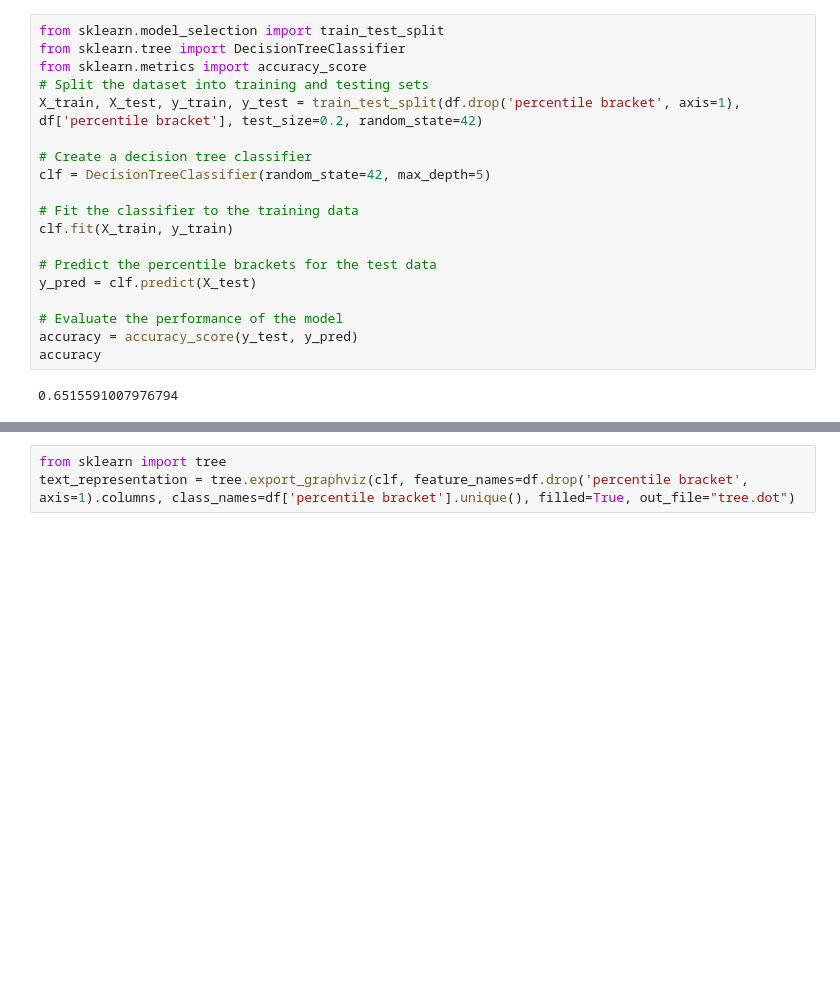
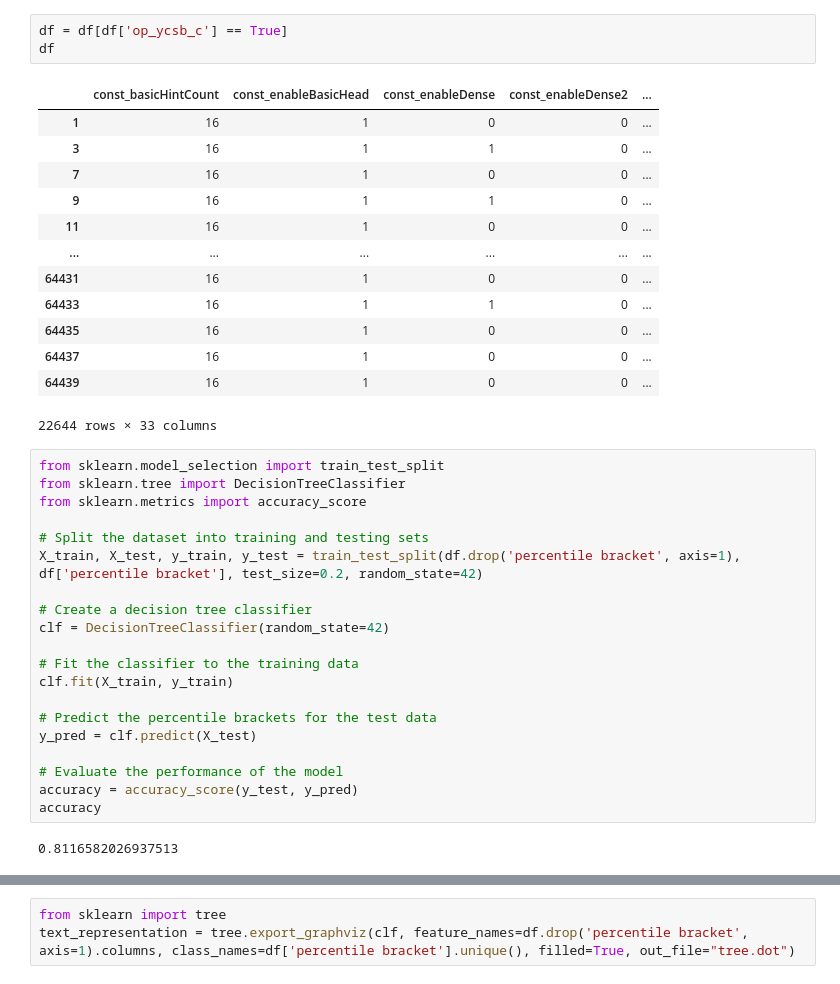
Before and after one commit to rolandhaidari/thesis, a Jupyter notebook: code/04_classifiers/decision_trees.ipynb, the cells around one changed output, grey strips where cells are left out. Saved outputs shown, nothing was run; the diff lists cells and outputs as text; blank space fills up the shorter version.

```diff
--- a/code/04_classifiers/decision_trees.ipynb
+++ b/code/04_classifiers/decision_trees.ipynb
@@ -32,12 +34,30 @@ Number of columns after one-hot: 40
+# %%
+df = df[df['op_ycsb_c'] == True]
+df
+# %% [output]
+|  | const_basicHintCount | const_enableBasicHead | const_enableDense | const_enableDense2 | ... |
+| 1 | 16 | 1 | 0 | 0 | ... |
+| 3 | 16 | 1 | 1 | 0 | ... |
+| 7 | 16 | 1 | 0 | 0 | ... |
+| 9 | 16 | 1 | 1 | 0 | ... |
+| 11 | 16 | 1 | 0 | 0 | ... |
+| ... | ... | ... | ... | ... | ... |
+| 64431 | 16 | 1 | 0 | 0 | ... |
+| 64433 | 16 | 1 | 1 | 0 | ... |
+| 64435 | 16 | 1 | 0 | 0 | ... |
+| 64437 | 16 | 1 | 0 | 0 | ... |
+| 64439 | 16 | 1 | 0 | 0 | ... |
+22644 rows × 33 columns
 # %%
 from sklearn.model_selection import train_test_split
 from sklearn.tree import DecisionTreeClassifier
 from sklearn.metrics import accuracy_score
+
 # Split the dataset into training and testing sets
 X_train, X_test, y_train, y_test = train_test_split(df.drop('percentile bracket', axis=1), df['percentile bracket'], test_size=0.2, random_state=42)
 
 # Create a decision tree classifier
-clf = DecisionTreeClassifier(random_state=42, max_depth=5)
+clf = DecisionTreeClassifier(random_state=42)
 
 # Fit the classifier to the training data
 clf.fit(X_train, y_train)
@@ -49,7 +69,7 @@ y_pred = clf.predict(X_test)
 accuracy = accuracy_score(y_test, y_pred)
 accuracy
 # %% [output]
-0.6515591007976794
+0.8116582026937513
 # %%
 import matplotlib.pyplot as plt
 from sklearn.tree import plot_tree
```
Also changed, not shown: parts of 5 cells of this notebook, 8 other files.
